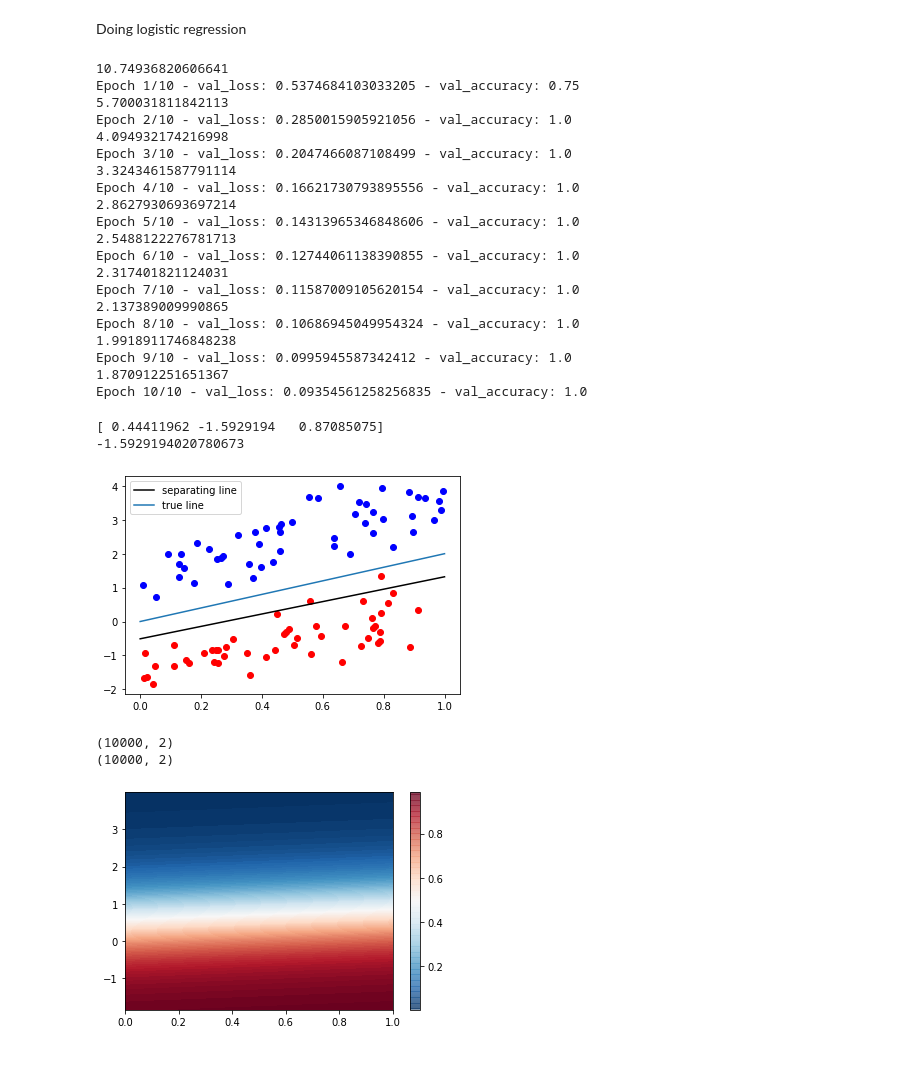
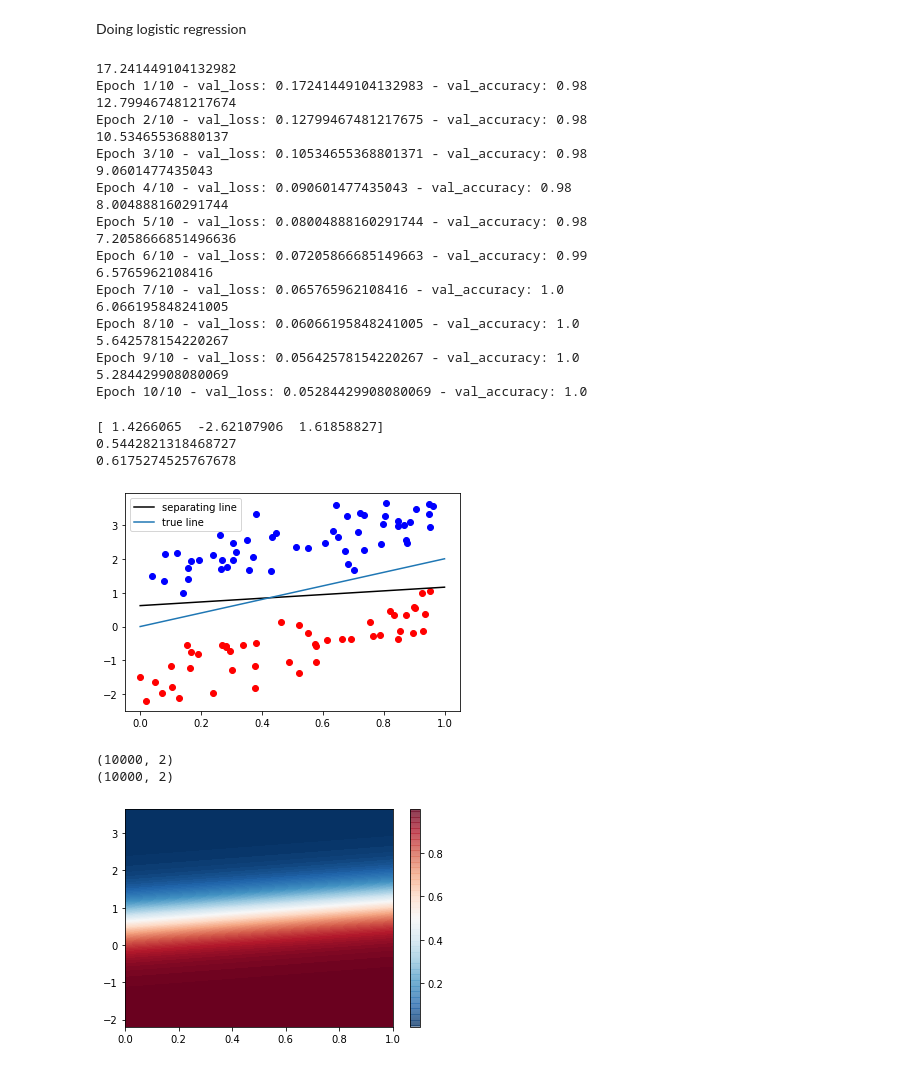
Before and after one commit to colinchu1/CAP4630, a Jupyter notebook: HW_3/HW_3.ipynb, the cells around one changed output. Cells and saved outputs as stored; diff of their text form; code cells hidden in the pictures.

```diff
--- a/HW_3/HW_3.ipynb
+++ b/HW_3/HW_3.ipynb
@@ -27,7 +27,7 @@ def get_random_data(w, b, mu, sigma, m):
   return data, labels
 # %%
 mu , sigma = 1.5,0.5
-m = 100
+m = 500
 w = 2
 b = 0
 data, labels = get_random_data(w,b,mu,sigma,m)
@@ -44,7 +44,7 @@ def display_random_data(labels, data):
     else:
       c = 1
     plt.scatter(data[x][0], data[x][1], color = cdict[c])
-  x = np.linspace(0,1,100)
+  x = np.linspace(0,1,500)
   y = w * x + b
   #plot the true line
   plt.plot(x,y)
@@ -336,45 +267,46 @@ learning_rate = 0.01
 
 W_b = logistic_regression(X_train, labels_train, X_test, labels_test, epochs, learning_rate)
 # %% [output]
-10.74936820606641
-Epoch 1/10 - val_loss: 0.5374684103033205 - val_accuracy: 0.75
-5.700031811842113
-Epoch 2/10 - val_loss: 0.2850015905921056 - val_accuracy: 1.0
-4.094932174216998
-Epoch 3/10 - val_loss: 0.2047466087108499 - val_accuracy: 1.0
-3.3243461587791114
-Epoch 4/10 - val_loss: 0.16621730793895556 - val_accuracy: 1.0
-2.8627930693697214
-Epoch 5/10 - val_loss: 0.14313965346848606 - val_accuracy: 1.0
-2.5488122276781713
-Epoch 6/10 - val_loss: 0.12744061138390855 - val_accuracy: 1.0
-2.317401821124031
-Epoch 7/10 - val_loss: 0.11587009105620154 - val_accuracy: 1.0
-2.137389009990865
-Epoch 8/10 - val_loss: 0.10686945049954324 - val_accuracy: 1.0
-1.9918911746848238
-Epoch 9/10 - val_loss: 0.0995945587342412 - val_accuracy: 1.0
-1.870912251651367
-Epoch 10/10 - val_loss: 0.09354561258256835 - val_accuracy: 1.0
+17.241449104132982
+Epoch 1/10 - val_loss: 0.17241449104132983 - val_accuracy: 0.98
+12.799467481217674
+Epoch 2/10 - val_loss: 0.12799467481217675 - val_accuracy: 0.98
+10.53465536880137
+Epoch 3/10 - val_loss: 0.10534655368801371 - val_accuracy: 0.98
+9.0601477435043
+Epoch 4/10 - val_loss: 0.090601477435043 - val_accuracy: 0.98
+8.004888160291744
+Epoch 5/10 - val_loss: 0.08004888160291744 - val_accuracy: 0.98
+7.2058666851496636
+Epoch 6/10 - val_loss: 0.07205866685149663 - val_accuracy: 0.99
+6.5765962108416
+Epoch 7/10 - val_loss: 0.065765962108416 - val_accuracy: 1.0
+6.066195848241005
+Epoch 8/10 - val_loss: 0.06066195848241005 - val_accuracy: 1.0
+5.642578154220267
+Epoch 9/10 - val_loss: 0.05642578154220267 - val_accuracy: 1.0
+5.284429908080069
+Epoch 10/10 - val_loss: 0.05284429908080069 - val_accuracy: 1.0
 # %%
 #same code from the displaying data from above expcept using
-for x in range(0,m):
-  if labels[x] == 0:
+for x in range(0,100):
+  if labels_test[x] == 0:
     c = 2
   else:
     c = 1
-  plt.scatter(data[x][0],data[x][1], color = cdict[c])
+  plt.scatter(X_test[x][0],X_test[x][1], color = cdict[c])
 #set up x value
 x = np.linspace(0,1,100)
 #sanity check
 print(W_b)
-w1 = W_b[1]
+w1 = W_b[0]
 #sanity check
-print(w1)
-w2 = W_b[2]
-bias = W_b[0]
+w2 = W_b[1]
+bias = W_b[2]
 pre_b = -bias/w2
 pre_w = -w1/w2
+print(pre_w)
+print(pre_b)
 pre_y = pre_w*x+pre_b
 y = w*x+b
 plt.plot(x, pre_y ,'k-',label = 'separating line')
@@ -382,9 +314,10 @@ plt.plot(x,y ,label = 'true line')
 plt.legend()
 plt.show()
 # %% [output]
-[ 0.44411962 -1.5929194   0.87085075]
--1.5929194020780673
+[ 1.4266065  -2.62107906  1.61858827]
+0.5442821318468727
+0.6175274525767678
-[figure, old version]
+[figure, new version]
 # %%
 def prediction(data):
   #sanity check
@@ -421,8 +354,8 @@ def myheatmap(data):
   plt.colorbar(im, ax=ax)
 # %%
 #display heatmap
-myheatmap(data)
+myheatmap(X_test)
 # %% [output]
 (10000, 2)
 (10000, 2)
-[figure, old version]
+[figure, new version]
```
Also changed, not shown: parts of 11 cells of this notebook.
